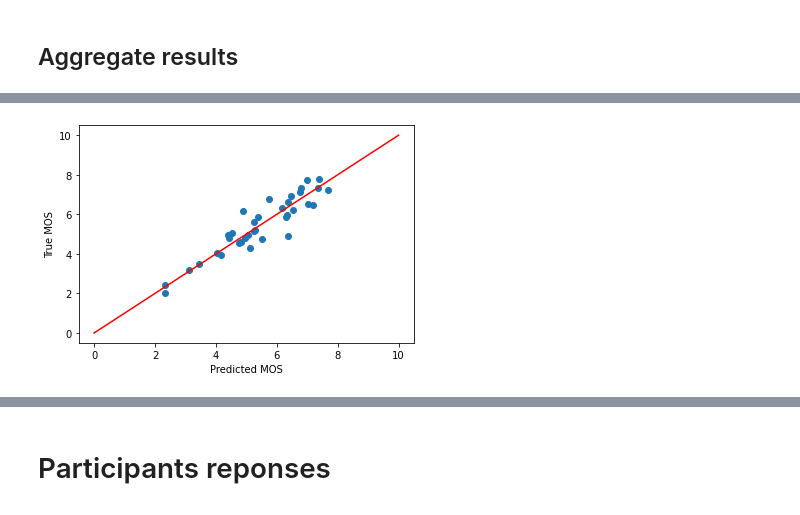
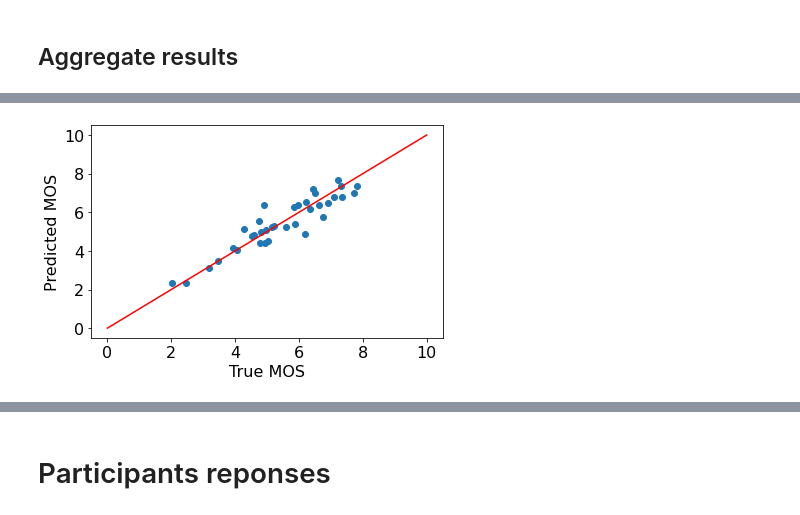
Before and after one commit to minhkstn/PointCloudQoEModels, a Jupyter notebook: point_cloud_qoe_models.ipynb, the cells around one changed output, grey strips where cells are left out. Drawn from its saved outputs; the diff is of its cells as text; code cells hidden in the pictures.

```diff
--- a/point_cloud_qoe_models.ipynb
+++ b/point_cloud_qoe_models.ipynb
@@ -335,7 +301,0 @@ sorted(sklearn.metrics.SCORERS.keys())
-# %%
-# evaluate the model
-for k in np.arange(2, 15):
-    model = GradientBoostingRegressor()
-    cv = RepeatedKFold(n_splits=k, n_repeats=k, random_state=1)
-    n_scores = cross_val_score(model, X, Y, scoring='r2', cv=cv, n_jobs=1, error_score='raise')
-    print('k = %d -- Score: %.3f (%.3f)' % (k, np.mean(n_scores), np.std(n_scores)))
@@ -649,22 +627,23 @@ model_performance
 report.to_csv('performance_per_model.csv', index=False)
 model_performance.to_csv('models_scores.csv', index=False)
 # %%
+plt.rcParams.update({'font.size': 16})
 import matplotlib.pyplot as plt
 
 for model, group_content in report.groupby('model'):
     if model == "GradientBoostingRegressor":
         # Generate the scatter plot
-        # plt.figure(figsize=(6, 6))
-        plt.scatter(group_content['predicted_mos'], group_content['true_mos'])
+        plt.figure(figsize=(6, 4))
+        plt.scatter(group_content['true_mos'], group_content['predicted_mos'])
 
         # Add y=x line to the plot
         plt.plot([0, 10], [0, 10], color = 'red')
 
         # Label the axes
-        plt.xlabel('Predicted MOS')
-        plt.ylabel('True MOS')
-
+        plt.xlabel('True MOS')
+        plt.ylabel('Predicted MOS')
+        plt.tight_layout()
         plt.savefig('./figures/predicted_and_true_distribution_GBR.pdf')
         plt.show()
 # %% [output]
-[figure, old version]
+[figure, new version]
```
Also changed, not shown: parts of 20 cells of this notebook, 6 other files.
